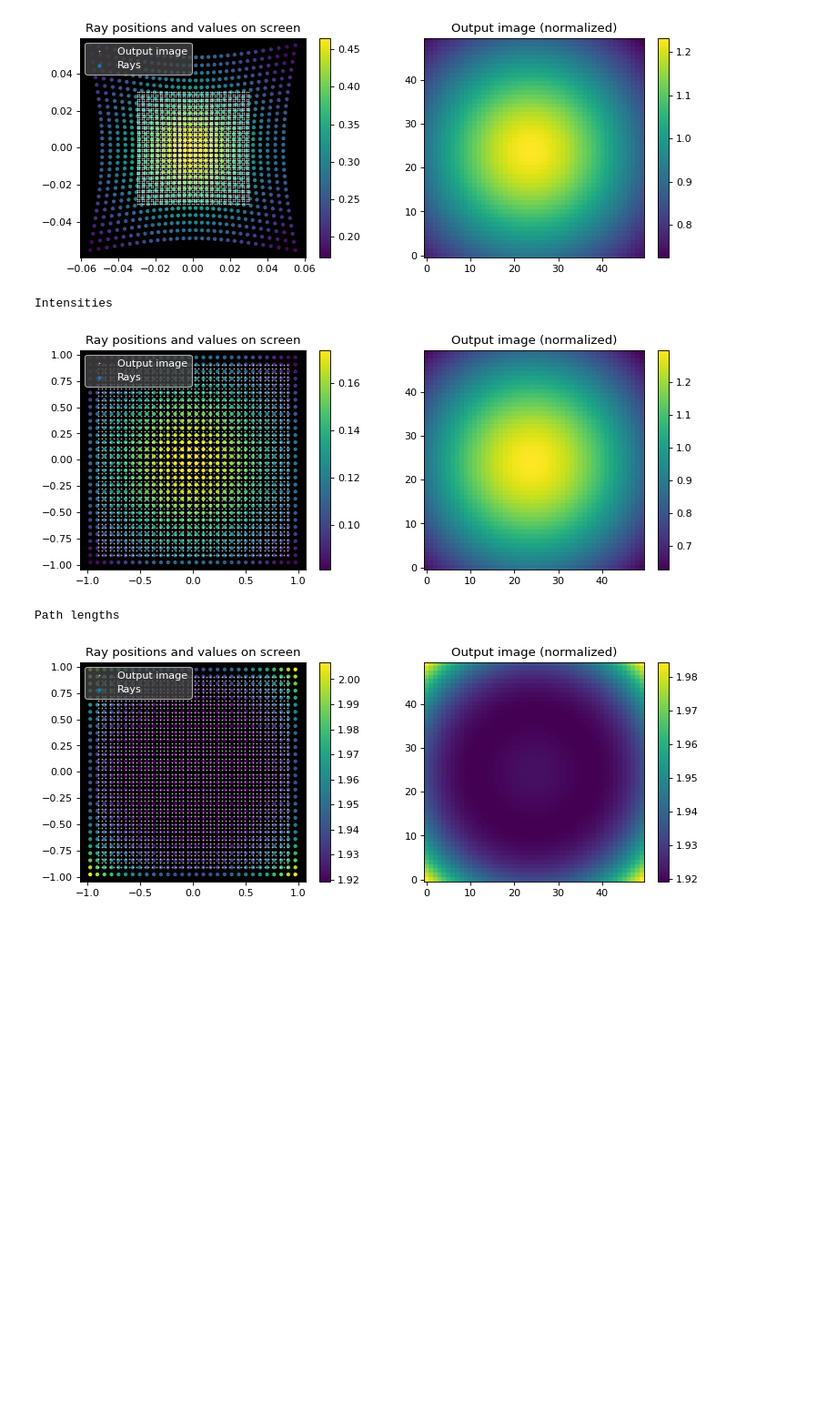
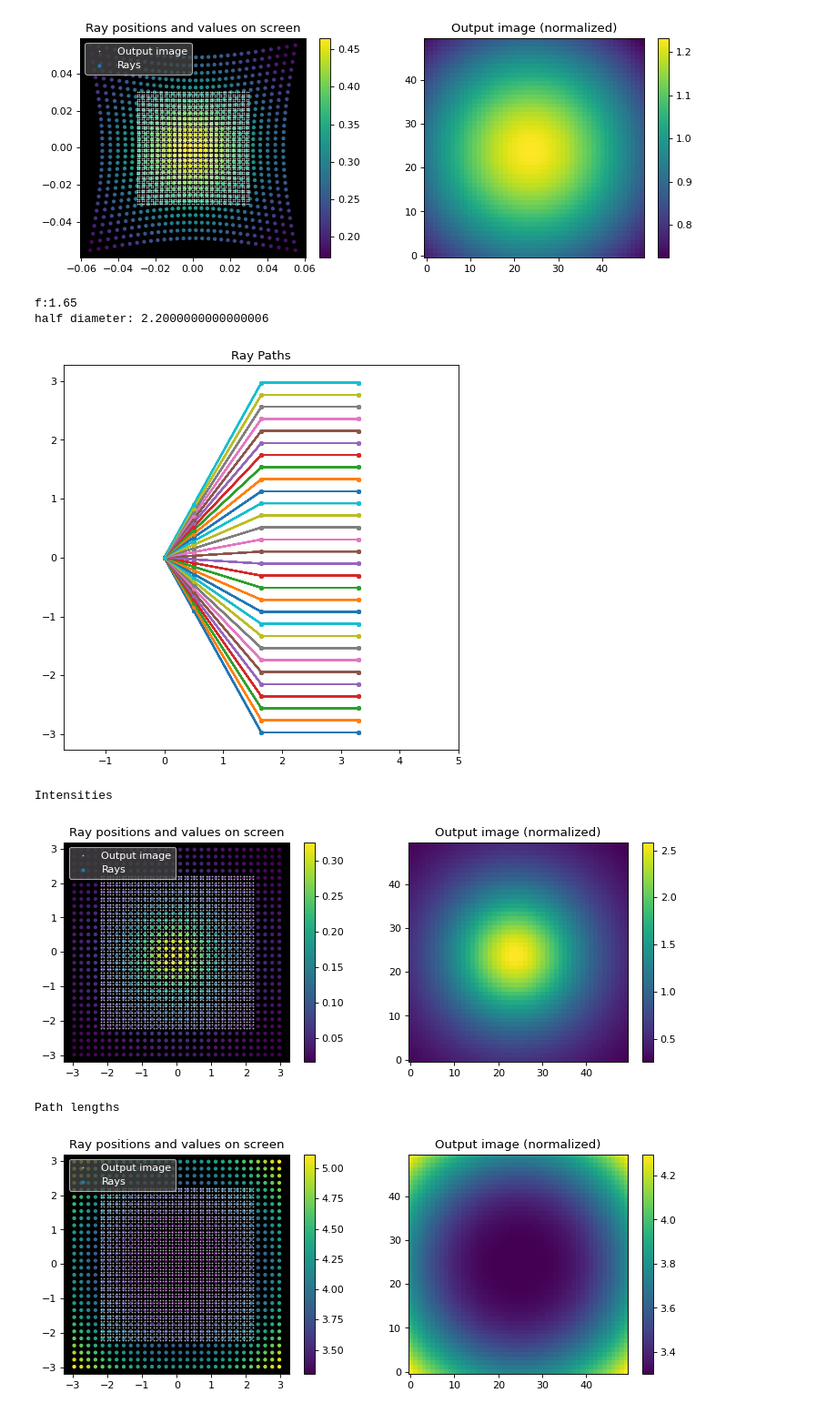
Before and after one commit to IvoVellekoop/raylearn, a Jupyter notebook: raylearn.ipynb, the cells around one changed output. Shown at 91% size. Cells and saved outputs as stored; diff of their text form; code cells hidden in the pictures; blank space fills up the shorter version.

Commit message:
Test thinlens pathlength

```diff
--- a/raylearn.ipynb
+++ b/raylearn.ipynb
@@ -270,6 +270,14 @@ def propagate2surf3D(A, k, Csphere, Rsphere, Rring):
     return B, N
 # %% [output]
 Running on CPU
+# %%
+def half_diameter(f, NA, n):
+    """
+    Compute the diameter/2
+    from focal distance f, Numerical Aperture NA, and refractive index n.
+    Note: not a torch tensor function."""
+    NAn = NA/n
+    return f * NAn / np.sqrt(1-NAn*NAn)
 # %%
 def RayTransfer(A, B, C, D, p_in, k_in):
     ##### Note! This only works for meridional rays (no tangential component)
@@ -549,14 +585,15 @@ class CorrectionPattern(nn.Module):
         super(CorrectionPattern, self).__init__()
 
     def forward(self, d, p0):
-        n = 1.5
+        n = 1.5   # Coverslip glass refractive index
         f = 1.65  # Objective effective focal distance in mm
+        NA = 0.8  # Objective Numerical Aperture
 
         # Point source
         Nx = 30
         Ny = 30
 
-        p1x, p1y = torch.meshgrid(torch.linspace(-0.701,0.7,Nx, device=dev), torch.linspace(-0.7,0.7,Ny, device=dev))
+        p1x, p1y = torch.meshgrid(torch.linspace(-1.801,1.8,Nx, device=dev), torch.linspace(-1.8,1.8,Ny, device=dev))
         p1z = torch.ones(Ny,Nx,device=dev)
         p1 = torch.stack((p1x, p1y, p1z), 2)
 
@@ -607,62 +644,51 @@ class CorrectionPattern(nn.Module):
         ### Assume screen normal=-z for now
         coords = pscreen[:,:,0:2]
         Nx_screen = 50
         Ny_screen = 50
+
+        print(f'f:{f}')
+        D2 = half_diameter(f, NA, 1)
+        print(f'half diameter: {D2}')
         targets = torch.stack(torch.meshgrid(\
-                torch.linspace(-0.9,0.9,Nx_screen,device=dev),\
-                torch.linspace(-0.9,0.9,Ny_screen,device=dev)), 2)
+                torch.linspace(-D2,D2,Nx_screen,device=dev),\
+                torch.linspace(-D2,D2,Ny_screen,device=dev)), 2)
 
         ##### Should be normalized. Quantitative intensity can give extra information
         interp_intensities_quant = interpolate2d(coords, intensities, targets)
         interp_intensities = interp_intensities_quant / torch.mean(interp_intensities_quant, (0,1))
 
 
         # Compute total pathlength  #### reformat this later when using ray objects
-        points = (p0, p2, p3, p4)
-        ns     = (1,  n,  1)
+        points = (p0, p2, p3, p4, pscreen)
+        ns     = (1, n,  1,  1)
         total_pathlength = pathlength(points, ns, Delta)
 
         interp_pathlength = interpolate2d(coords, total_pathlength, targets)  #### assume for now all points are on a flat z plane
 
-
-        ######
-#         p0z = p0.view(Nx*Ny, 3)[:,2].detach()
-#         p2z = p2.view(Nx*Ny, 3)[:,2].detach()
-#         p3z = p3.view(Nx*Ny, 3)[:,2].detach()
-#         psz = pscreen.view(Nx*Ny, 3)[:,2].detach()
-#         pointsz = torch.stack((p0z, p2z, p3z, psz))
-
-#         p0x = p0.view(Nx*Ny, 3)[:,0].detach()
-#         p2x = p2.view(Nx*Ny, 3)[:,0].detach()
-#         p3x = p3.view(Nx*Ny, 3)[:,0].detach()
-#         psx = pscreen.view(Nx*Ny, 3)[:,0].detach()
-#         pointsx = torch.stack((p0x, p2x, p3x, psx))
-
-#         fig = plt.figure(figsize=(10,5), dpi=90)
-#         plt.plot(pointsz, pointsx, '.-')
-#         plt.gca().axis('equal')
-#         plt.show()
-        ######
+        plotrays((p0*torch.ones(p2.shape), p2, p3, p4, pscreen), 2, 1)
 
         return interp_pathlength, total_pathlength, interp_intensities, intensities, pscreen, targets, Nx, Ny, Nx_screen, Ny_screen
 
-d = 0.17
+d = 0.17*0
 
 correction = CorrectionPattern().to(dev)
-interp_pathlength, total_pathlength, interp_intensities, intensities, *stuff = correction(d, vector3((0,0,-d*1.1)))
+interp_pathlength, total_pathlength, interp_intensities, intensities, *stuff = correction(d, vector3((0,0,-d*1.5)))
 
 print('\nIntensities')
 plotresult(interp_intensities, (intensities, *stuff))
 
 print('\nPath lengths')
 plotresult(interp_pathlength, (total_pathlength, *stuff))    ######## fix arguments (T_T)
 
 #### Take defocus into account
 # %% [output]
-Intensities
+f:1.65
+half diameter: 2.2000000000000006
-[figure, old version]
+[figure, new version]
-Path lengths
+Intensities
-[figure, old version]
+[figure, new version]
+Path lengths
+[figure, added]
 # %%
 pscreen_np = stuff[0].numpy()
 total_pathlength_np = total_pathlength.squeeze().numpy()
```
Also changed, not shown: parts of 2 cells of this notebook.
